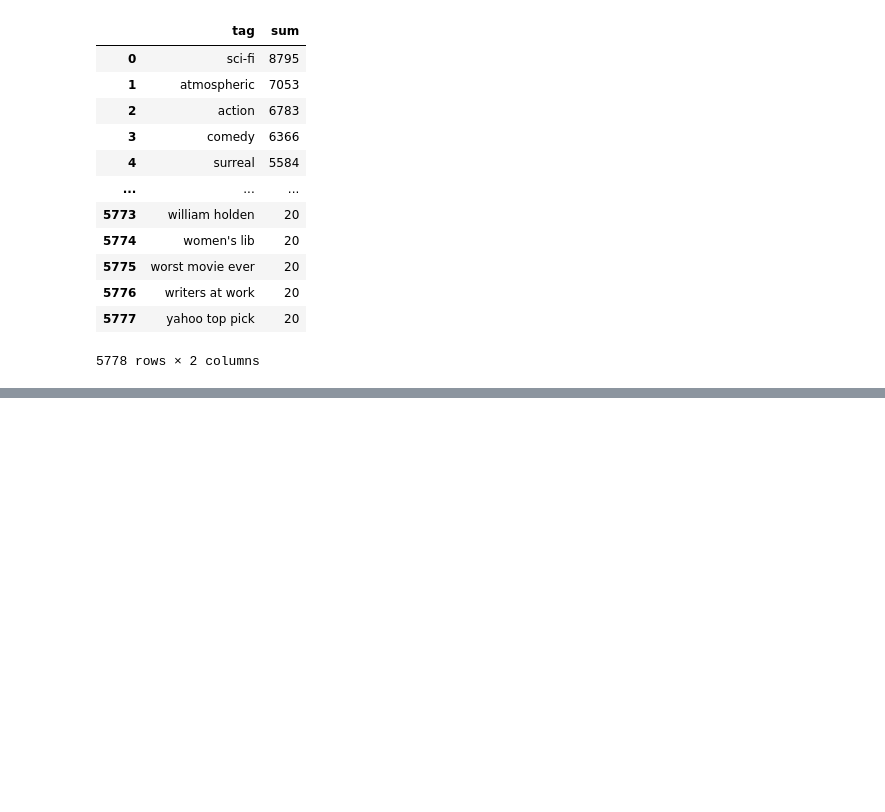
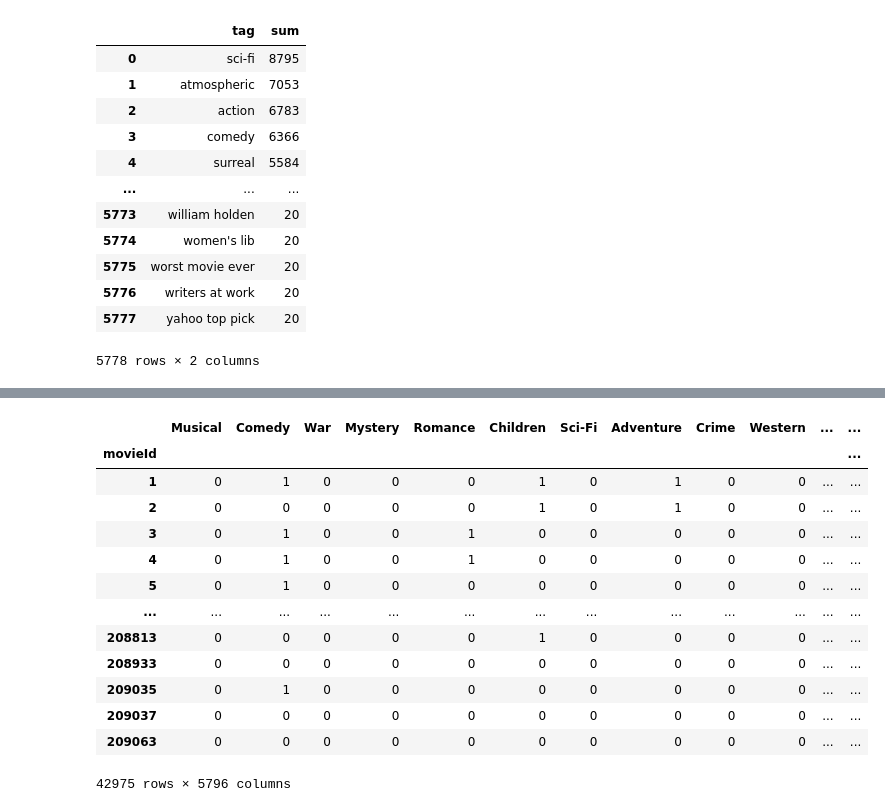
Before and after one commit to DejanGjer/Rating-Based-Recommender-System-using-GraphSage, a Jupyter notebook: dataset_preprocessing/Preprocessing.ipynb, the cells around one changed output, grey strips where cells are left out. Cells and saved outputs as stored; diff of their text form; code cells hidden in the pictures; blank space fills up the shorter version.

```diff
--- a/dataset_preprocessing/Preprocessing.ipynb
+++ b/dataset_preprocessing/Preprocessing.ipynb
@@ -162,0 +271,4 @@ movies_df
+# %%
+movies_df2 = novi
+movies_df1 = movies_df1.drop(["genres", "title"], axis=1)
+movies_df1
@@ -163,2 +290,21 @@ movies_df
+# %%
+movies_df = pd.concat([movies_df1, movies_df2], axis=1)
+movies_df = movies_df.dropna()
+movies_df
+# %% [output]
+|  | Musical | Comedy | War | Mystery | Romance | Children | Sci-Fi | Adventure | Crime | Western | ... | ... |
+| movieId |  |  |  |  |  |  |  |  |  |  |  | ... |
+| 1 | 0 | 1 | 0 | 0 | 0 | 1 | 0 | 1 | 0 | 0 | ... | ... |
+| 2 | 0 | 0 | 0 | 0 | 0 | 1 | 0 | 1 | 0 | 0 | ... | ... |
+| 3 | 0 | 1 | 0 | 0 | 1 | 0 | 0 | 0 | 0 | 0 | ... | ... |
+| 4 | 0 | 1 | 0 | 0 | 1 | 0 | 0 | 0 | 0 | 0 | ... | ... |
+| 5 | 0 | 1 | 0 | 0 | 0 | 0 | 0 | 0 | 0 | 0 | ... | ... |
+| ... | ... | ... | ... | ... | ... | ... | ... | ... | ... | ... | ... | ... |
+| 208813 | 0 | 0 | 0 | 0 | 0 | 1 | 0 | 0 | 0 | 0 | ... | ... |
+| 208933 | 0 | 0 | 0 | 0 | 0 | 0 | 0 | 0 | 0 | 0 | ... | ... |
+| 209035 | 0 | 1 | 0 | 0 | 0 | 0 | 0 | 0 | 0 | 0 | ... | ... |
+| 209037 | 0 | 0 | 0 | 0 | 0 | 0 | 0 | 0 | 0 | 0 | ... | ... |
+| 209063 | 0 | 0 | 0 | 0 | 0 | 0 | 0 | 0 | 0 | 0 | ... | ... |
+42975 rows × 5796 columns
 # %%
 #few minutes
```
Also changed, not shown: parts of 17 cells of this notebook.
